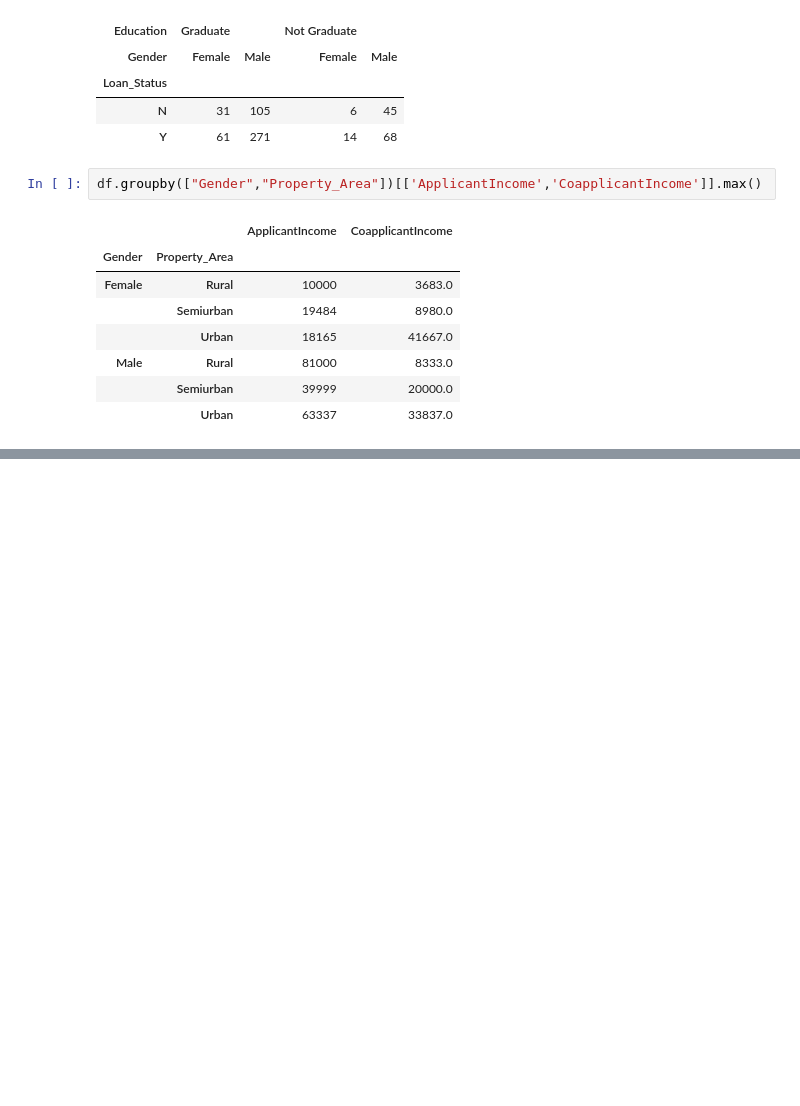
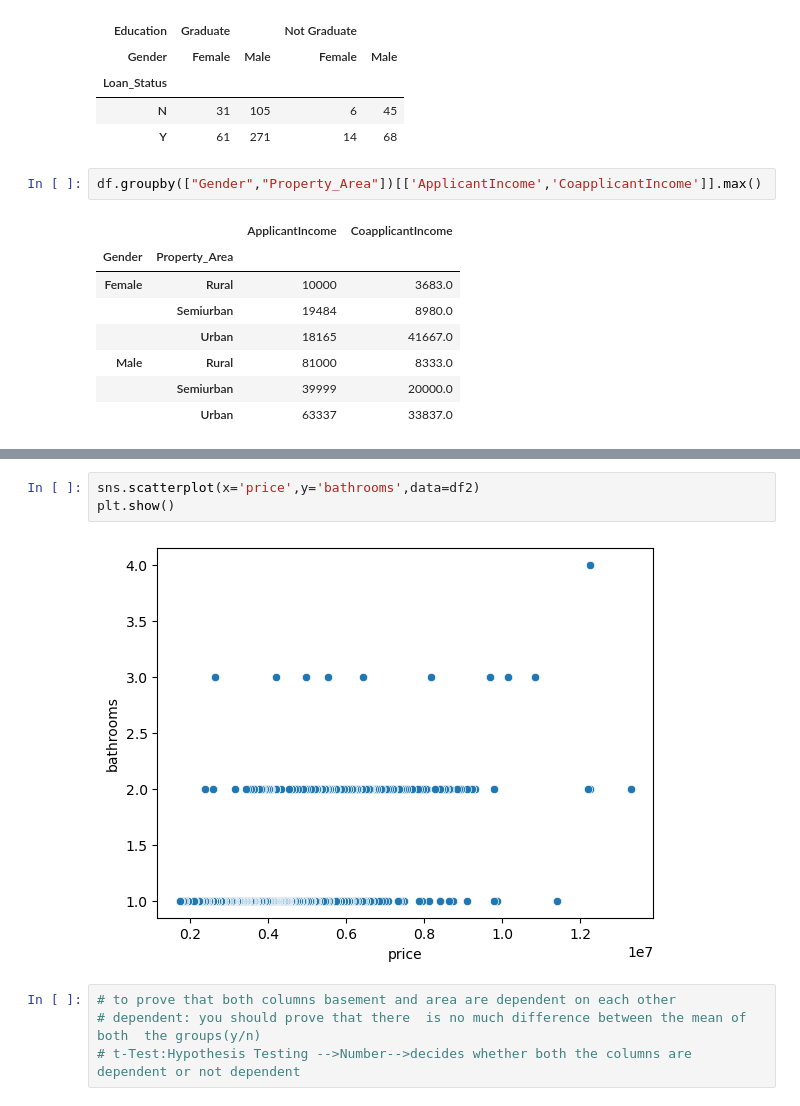
Before and after one commit to Masireddyvamshi/Exploratory_Data_Analysis, a Jupyter notebook: classNotes.ipynb, the cells around one changed output, grey strips where cells are left out. Cells and saved outputs as stored; diff of their text form; blank space fills up the shorter version.

```diff
--- a/classNotes.ipynb
+++ b/classNotes.ipynb
@@ -121,0 +233,9 @@ df.groupby(["Gender","Property_Area"])[['ApplicantIncome','CoapplicantIncome']].
+# %%
+sns.scatterplot(x='price',y='bathrooms',data=df2)
+plt.show()
+# %% [output]
+[figure, added]
+# %%
+# to prove that both columns basement and area are dependent on each other
+# dependent: you should prove that there  is no much difference between the mean of both  the groups(y/n)
+# t-Test:Hypothesis Testing -->Number-->decides whether both the columns are dependent or not dependent
```
Also changed, not shown: parts of 22 cells of this notebook.
